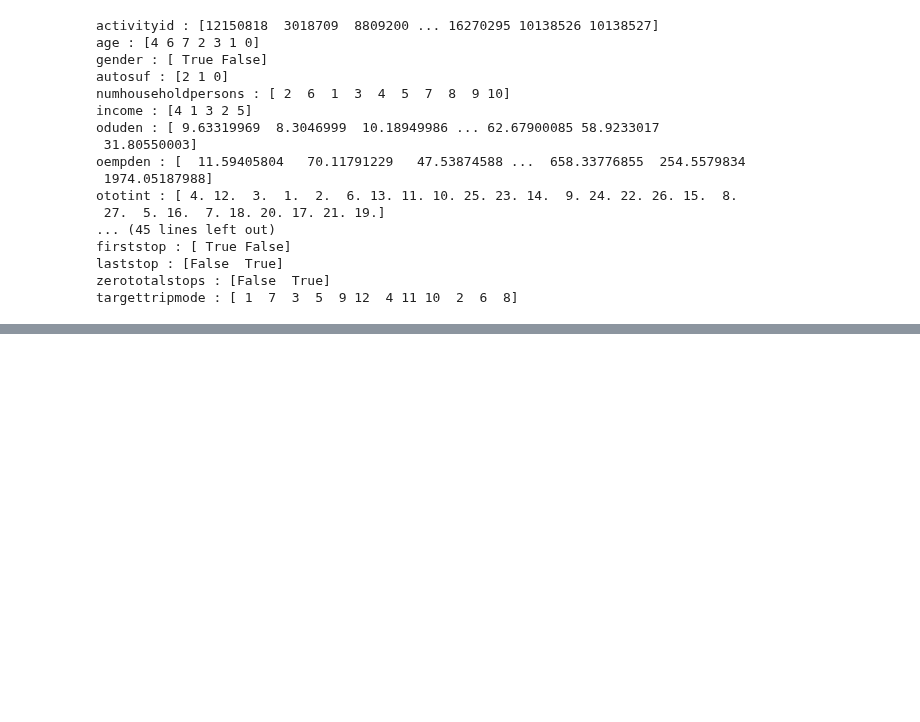
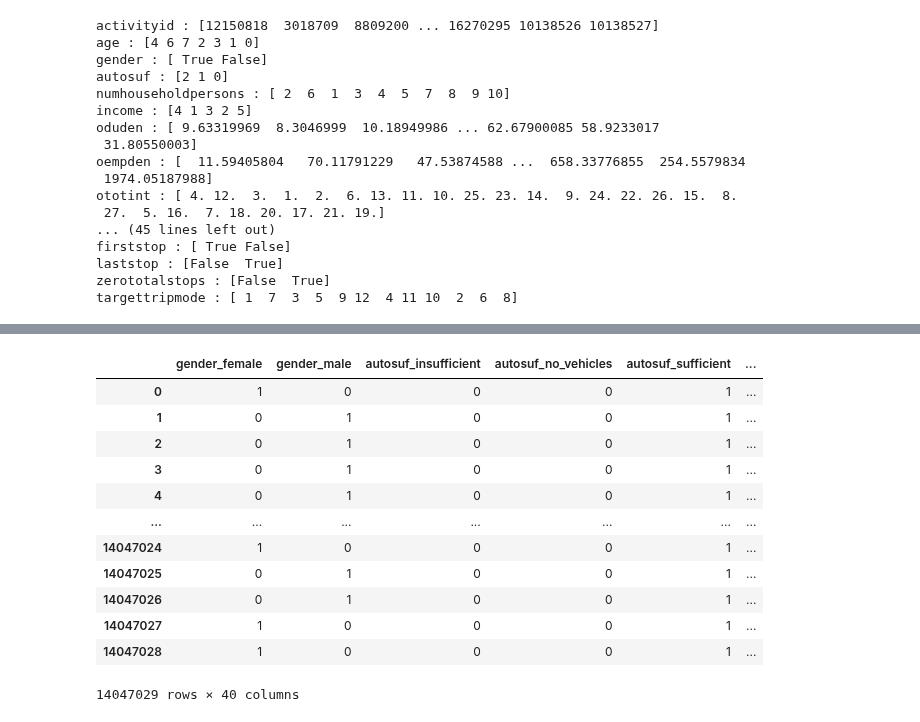
Before and after one commit to lkuwahara/DSC180B-B05, a Jupyter notebook: data_exploration_sophia.ipynb, the cells around one changed output, grey strips where cells are left out. Drawn from its saved outputs; the diff is of its cells as text; code cells hidden in the pictures; blank space fills up the shorter version.

```diff
--- a/data_exploration_sophia.ipynb
+++ b/data_exploration_sophia.ipynb
@@ -79,0 +176,3 @@ targettripmode : [ 1  7  3  5  9 12  4 11 10  2  6  8]
+# %%
+for col in list(util_trip):
+    print(col,':',util_trip[col].value_counts())
@@ -79,0 +197,6 @@ targettripmode : [ 1  7  3  5  9 12  4 11 10  2  6  8]
+# %%
+# visualize distribution of each variable
+# currently takes too long
+num_vars = [col for col in list(util_trip) if util_trip[col].dtype in ['int64', 'float64']]
+for col in num_vars:
+    util_trip[col].plot.hist(bins=len(util_trip[col].unique()), alpha=0.5)
@@ -79,0 +212,7 @@ targettripmode : [ 1  7  3  5  9 12  4 11 10  2  6  8]
+# %%
+# define response, categorical, and numerical variables
+Y = util_trip['targettripmode'] - 1
+
+X1 = util_trip.select_dtypes(include=['object','bool'])
+X2 = util_trip.select_dtypes(exclude=['object','bool']).drop(columns='targettripmode')
+Y
@@ -79,0 +232,24 @@ targettripmode : [ 1  7  3  5  9 12  4 11 10  2  6  8]
+# %%
+# show table with expanded categorical columns
+expanded_data = []
+
+for col in X1.columns:
+    dummies = pd.get_dummies(X1[col], prefix=col)
+    expanded_data.append(dummies)
+
+expanded_data = pd.concat(expanded_data, axis=1)
+expanded_data
+# %% [output]
+|  | gender_female | gender_male | autosuf_insufficient | autosuf_no_vehicles | autosuf_sufficient | ... |
+| 0 | 1 | 0 | 0 | 0 | 1 | ... |
+| 1 | 0 | 1 | 0 | 0 | 1 | ... |
+| 2 | 0 | 1 | 0 | 0 | 1 | ... |
+| 3 | 0 | 1 | 0 | 0 | 1 | ... |
+| 4 | 0 | 1 | 0 | 0 | 1 | ... |
+| ... | ... | ... | ... | ... | ... | ... |
+| 14047024 | 1 | 0 | 0 | 0 | 1 | ... |
+| 14047025 | 0 | 1 | 0 | 0 | 1 | ... |
+| 14047026 | 0 | 1 | 0 | 0 | 1 | ... |
+| 14047027 | 1 | 0 | 0 | 0 | 1 | ... |
+| 14047028 | 1 | 0 | 0 | 0 | 1 | ... |
+14047029 rows × 40 columns
```
Also changed, not shown: parts of 19 cells of this notebook.
